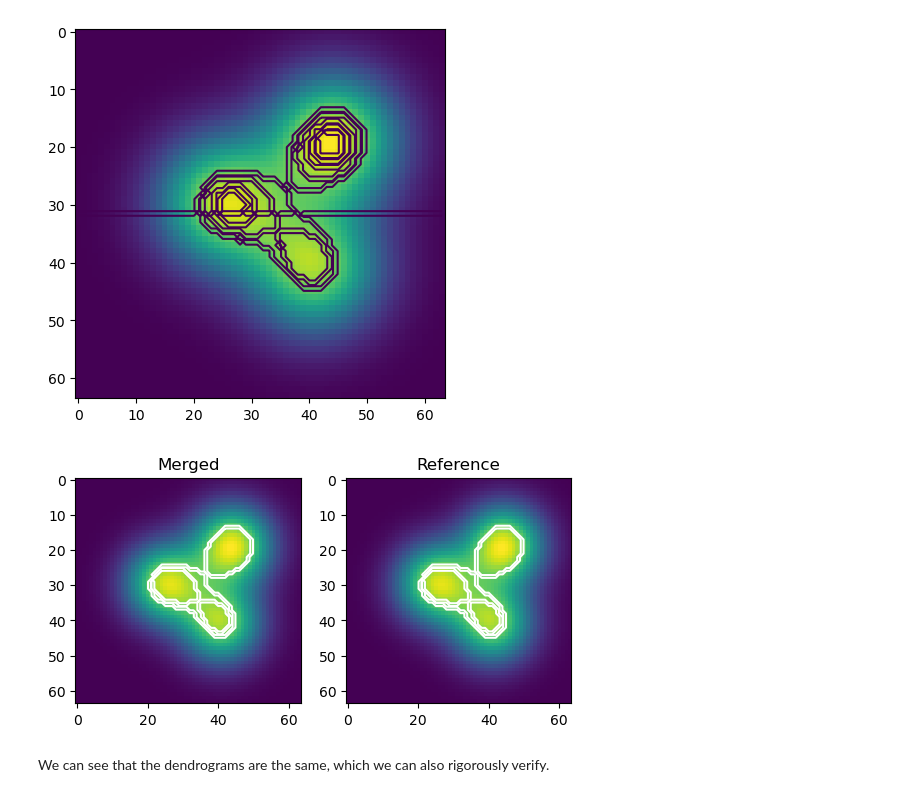
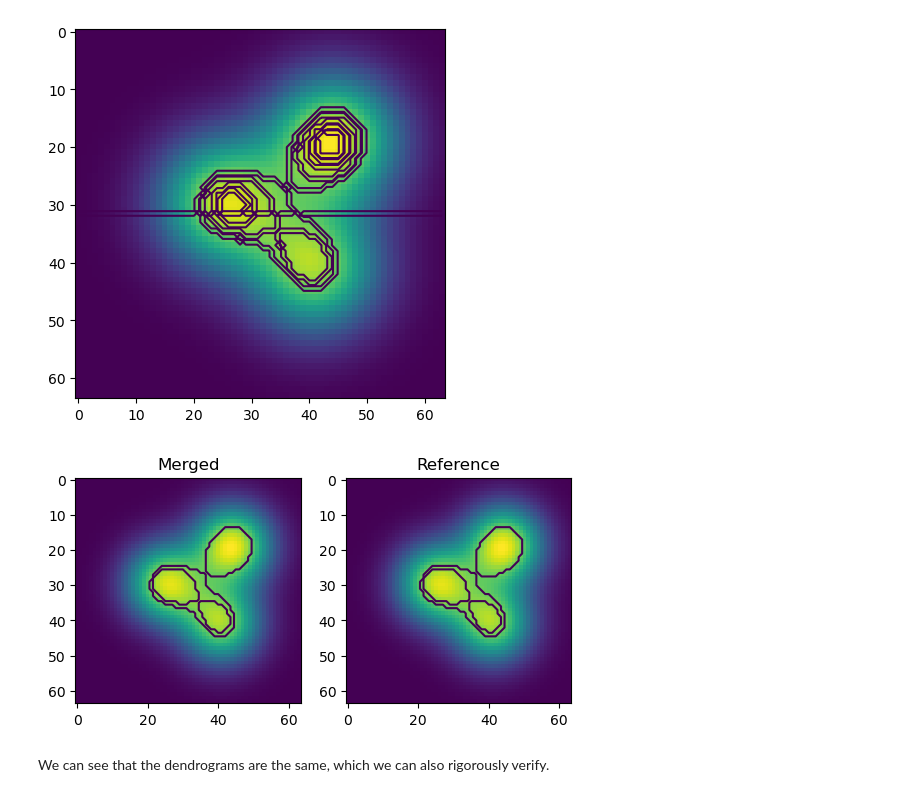
Before and after one commit to brownbaerchen/dendrogram, a Jupyter notebook: notebooks/merge_adjacent_dendrograms.ipynb, the cells around one changed output. Cells and saved outputs as stored; diff of their text form; code cells hidden in the pictures.

```diff
--- a/notebooks/merge_adjacent_dendrograms.ipynb
+++ b/notebooks/merge_adjacent_dendrograms.ipynb
@@ -397,21 +397,17 @@ for chunk in chunks:
 # %%
 merged_dendrogram = DistributedDendrogram.merge_chunks(chunks, data)
 
 fig, axs = plt.subplots(1, 2)
 axs[0].imshow(data, **kwargs)
 axs[0].set_title("Merged")
-for structure in merged_dendrogram.all_structures:
-    _data = np.zeros_like(data)
-    _data[*np.array(structure._indices).T] = 10
-    axs[0].contour(_data, levels=[1.0], colors=["white"])
+plot_astrodendro_tree(axs[0], merged_dendrogram.plotter(), merged_dendrogram.trunk)
 axs[1].imshow(data, **kwargs)
 axs[1].set_title("Reference")
-for structure in reference_dendrogram.all_structures:
-    _data = np.zeros_like(data)
-    _data[*np.array(structure._indices).T] = 10
-    axs[1].contour(_data, levels=[1.0], colors=["white"])
+plot_astrodendro_tree(
+    axs[-1], reference_dendrogram.plotter(), reference_dendrogram.trunk
+)
 # %% [output]
-[figure, old version]
+[figure, new version]
 # %% [markdown]
 We can see that the dendrograms are the same, which we can also rigorously verify.
 # %%
```
Also changed, not shown: 2 other files.
